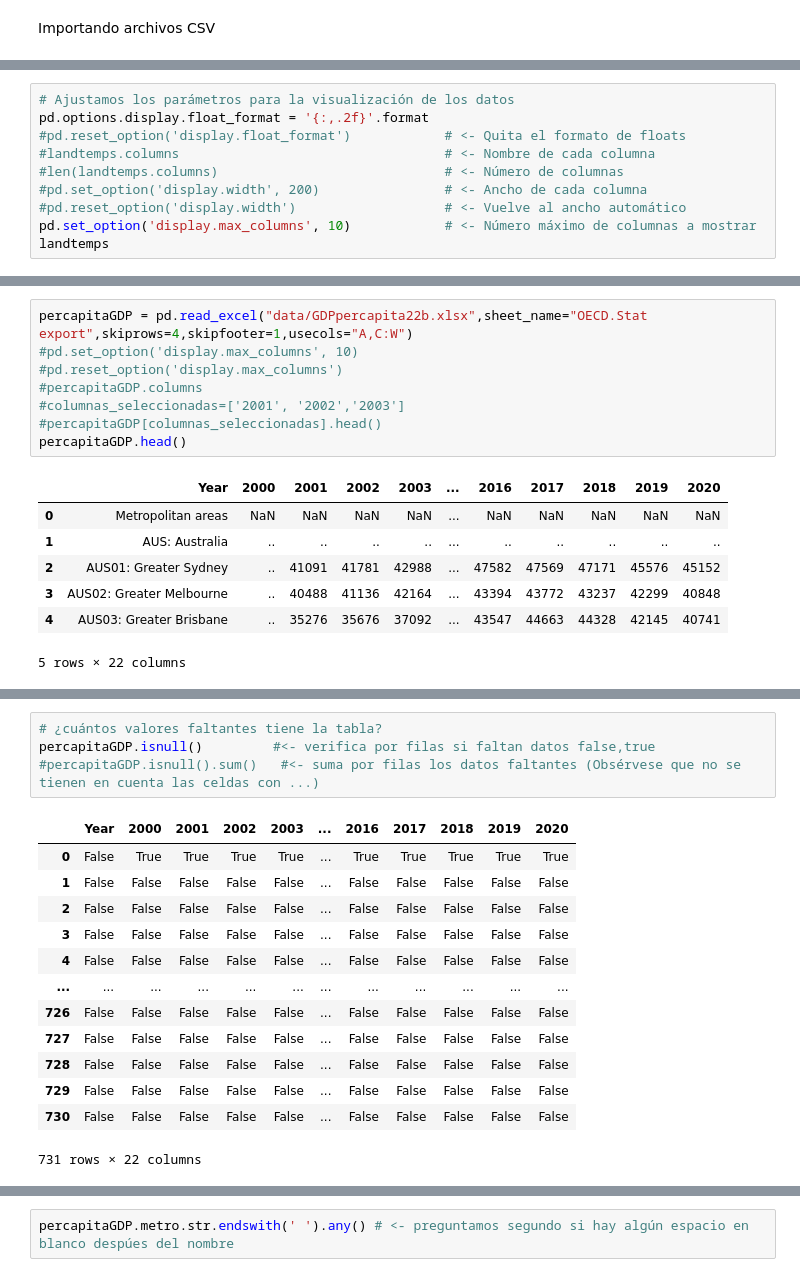
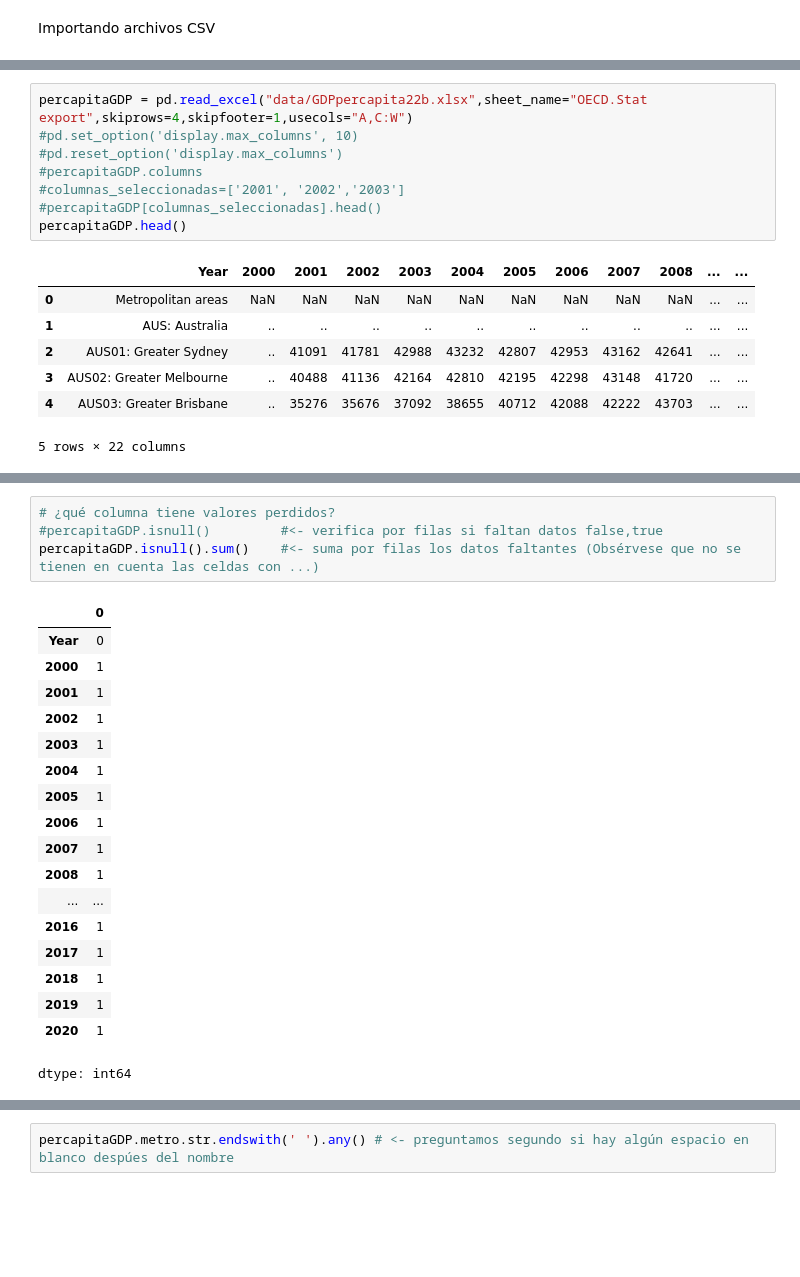
Before and after one commit to para18952/cursoPython2025, a Jupyter notebook: Modulo1_b/13_Importando_y_guardando_datos.ipynb, the cells around one changed output, grey strips where cells are left out. Cells and saved outputs as stored; diff of their text form; blank space fills up the shorter version.

```diff
--- a/Modulo1_b/13_Importando_y_guardando_datos.ipynb
+++ b/Modulo1_b/13_Importando_y_guardando_datos.ipynb
@@ -63,10 +25,0 @@ landtemps
-# %%
-# Ajustamos los parámetros para la visualización de los datos
-pd.options.display.float_format = '{:,.2f}'.format
-#pd.reset_option('display.float_format')            # <- Quita el formato de floats
-#landtemps.columns                                  # <- Nombre de cada columna
-#len(landtemps.columns)                             # <- Número de columnas
-#pd.set_option('display.width', 200)                # <- Ancho de cada columna
-#pd.reset_option('display.width')                   # <- Vuelve al ancho automático
-pd.set_option('display.max_columns', 10)            # <- Número máximo de columnas a mostrar
-landtemps
@@ -437,12 +275,12 @@ percapitaGDP = pd.read_excel("data/GDPpercapita22b.xlsx",sheet_name="OECD.Stat e
 #percapitaGDP[columnas_seleccionadas].head()
 percapitaGDP.head()
 # %% [output]
-|  | Year | 2000 | 2001 | 2002 | 2003 | ... | 2016 | 2017 | 2018 | 2019 | 2020 |
-| 0 | Metropolitan areas | NaN | NaN | NaN | NaN | ... | NaN | NaN | NaN | NaN | NaN |
-| 1 | AUS: Australia | .. | .. | .. | .. | ... | .. | .. | .. | .. | .. |
-| 2 | AUS01: Greater Sydney | .. | 41091 | 41781 | 42988 | ... | 47582 | 47569 | 47171 | 45576 | 45152 |
-| 3 | AUS02: Greater Melbourne | .. | 40488 | 41136 | 42164 | ... | 43394 | 43772 | 43237 | 42299 | 40848 |
-| 4 | AUS03: Greater Brisbane | .. | 35276 | 35676 | 37092 | ... | 43547 | 44663 | 44328 | 42145 | 40741 |
+|  | Year | 2000 | 2001 | 2002 | 2003 | 2004 | 2005 | 2006 | 2007 | 2008 | ... | ... |
+| 0 | Metropolitan areas | NaN | NaN | NaN | NaN | NaN | NaN | NaN | NaN | NaN | ... | ... |
+| 1 | AUS: Australia | .. | .. | .. | .. | .. | .. | .. | .. | .. | ... | ... |
+| 2 | AUS01: Greater Sydney | .. | 41091 | 41781 | 42988 | 43232 | 42807 | 42953 | 43162 | 42641 | ... | ... |
+| 3 | AUS02: Greater Melbourne | .. | 40488 | 41136 | 42164 | 42810 | 42195 | 42298 | 43148 | 41720 | ... | ... |
+| 4 | AUS03: Greater Brisbane | .. | 35276 | 35676 | 37092 | 38655 | 40712 | 42088 | 42222 | 43703 | ... | ... |
 5 rows × 22 columns
 # %%
 ## Observar la estructura de los datos
@@ -468,20 +306,25 @@ Data columns (total 22 columns):
 dtypes: object(22)
 memory usage: 125.8+ KB
 # %%
-# ¿cuántos valores faltantes tiene la tabla?
-percapitaGDP.isnull()         #<- verifica por filas si faltan datos false,true
-#percapitaGDP.isnull().sum()   #<- suma por filas los datos faltantes (Obsérvese que no se tienen en cuenta las celdas con ...)
+# ¿qué columna tiene valores perdidos?
+#percapitaGDP.isnull()         #<- verifica por filas si faltan datos false,true
+percapitaGDP.isnull().sum()    #<- suma por filas los datos faltantes (Obsérvese que no se tienen en cuenta las celdas con ...)
 # %% [output]
-|  | Year | 2000 | 2001 | 2002 | 2003 | ... | 2016 | 2017 | 2018 | 2019 | 2020 |
-| 0 | False | True | True | True | True | ... | True | True | True | True | True |
-| 1 | False | False | False | False | False | ... | False | False | False | False | False |
-| 2 | False | False | False | False | False | ... | False | False | False | False | False |
-| 3 | False | False | False | False | False | ... | False | False | False | False | False |
-| 4 | False | False | False | False | False | ... | False | False | False | False | False |
-| ... | ... | ... | ... | ... | ... | ... | ... | ... | ... | ... | ... |
-| 726 | False | False | False | False | False | ... | False | False | False | False | False |
-| 727 | False | False | False | False | False | ... | False | False | False | False | False |
-| 728 | False | False | False | False | False | ... | False | False | False | False | False |
-| 729 | False | False | False | False | False | ... | False | False | False | False | False |
-| 730 | False | False | False | False | False | ... | False | False | False | False | False |
+|  | 0 |
+| Year | 0 |
+| 2000 | 1 |
+| 2001 | 1 |
+| 2002 | 1 |
+| 2003 | 1 |
+| 2004 | 1 |
+| 2005 | 1 |
+| 2006 | 1 |
+| 2007 | 1 |
+| 2008 | 1 |
+| ... | ... |
+| 2016 | 1 |
+| 2017 | 1 |
+| 2018 | 1 |
+| 2019 | 1 |
+| 2020 | 1 |
-731 rows × 22 columns
+dtype: int64
```
Also changed, not shown: parts of 109 cells of this notebook, 1 other file.
